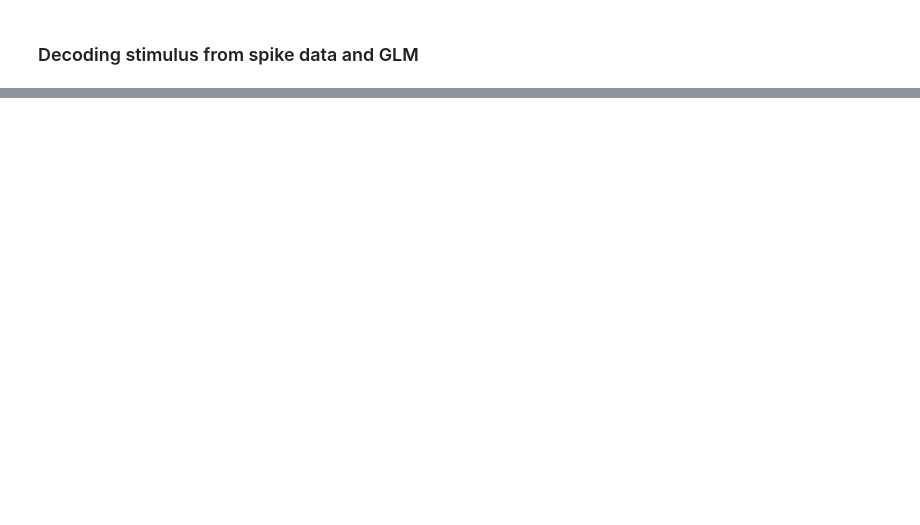
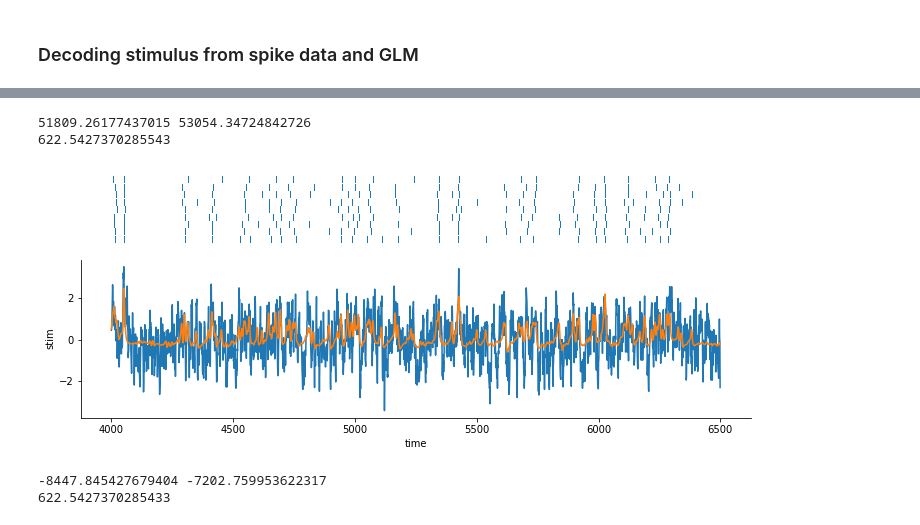
Before and after one commit to diegoarri91/iclamp-glm, a Jupyter notebook: examples/GLM_fit_and_decode.ipynb, the cells around one changed output, grey strips where cells are left out. Cells and saved outputs as stored; diff of their text form; code cells hidden in the pictures; blank space fills up the shorter version.

```diff
--- a/examples/GLM_fit_and_decode.ipynb
+++ b/examples/GLM_fit_and_decode.ipynb
@@ -82,0 +81,42 @@ fig, axs = dec_plotter.plot_decoded_stimulus(t0=4000, tf=6500)
+# %%
+from icglm.metrics.decoding import log_det_from_banded_cholesky
+from scipy.linalg import cholesky_banded
+
+h_log_posterior_banded = optimizer.h_log_posterior
+inv_cov_banded_cholesky = cholesky_banded(-h_log_posterior_banded, lower=True)
+cov_log_determinant = -log_det_from_banded_cholesky(inv_cov_banded_cholesky)
+log_det_cov_prior = ou.log_det_prior_covariance(stim_true, 1)
+print(cov_log_determinant, log_det_cov_prior)
+print(0.5 * (log_det_cov_prior - cov_log_determinant))
+# %% [output]
+51809.26177437015 53054.34724842726
+622.5427370285543
+# %%
+mu, sd = np.mean(ic.stim), np.mean(np.std(ic.stim, 0))
+ou = OUProcess(mu=0, sd=1, tau=3)
+stim_true = (ic.stim[:, 0] - mu) / sd
+stim0 = np.zeros(len(ic.t))
+
+newton_kwargs = dict(learning_rate=1e-1, stop_cond=2e-6, max_iterations=20)
+
+stim_dec, optimizer = glm.decode(ic.t, ic.mask_spikes, stim0=stim0, mu_stim=mu, sd_stim=sd,
+                                 prior=ou, newton_kwargs=newton_kwargs)
+
+dec_plotter = DecodingPlotter(t=ic.t, model=[glm], optimizer=optimizer, mask_spikes=[ic.mask_spikes],
+                              stim_dec=stim_dec, stim_true=stim_true)
+fig, axs = dec_plotter.plot_decoded_stimulus(t0=4000, tf=6500)
+# %% [output]
+[figure, added]
+# %%
+from icglm.metrics.decoding import log_det_from_banded_cholesky
+from scipy.linalg import cholesky_banded
+
+h_log_posterior_banded = optimizer.h_log_posterior
+inv_cov_banded_cholesky = cholesky_banded(-h_log_posterior_banded, lower=True)
+cov_log_determinant2 = -log_det_from_banded_cholesky(inv_cov_banded_cholesky)
+log_det_cov_prior2 = ou.log_det_prior_covariance(stim_true, 1)
+print(cov_log_determinant2, log_det_cov_prior2)
+print(0.5 * (log_det_cov_prior2 - cov_log_determinant2))
+# %% [output]
+-8447.845427679404 -7202.759953622317
+622.5427370285433
```
Also changed, not shown: parts of 4 cells of this notebook, 47 other files.
